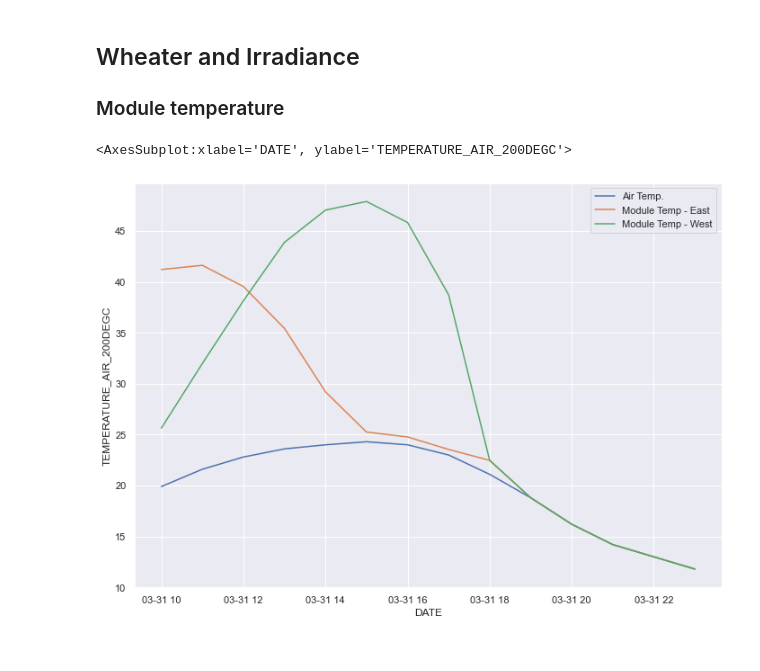
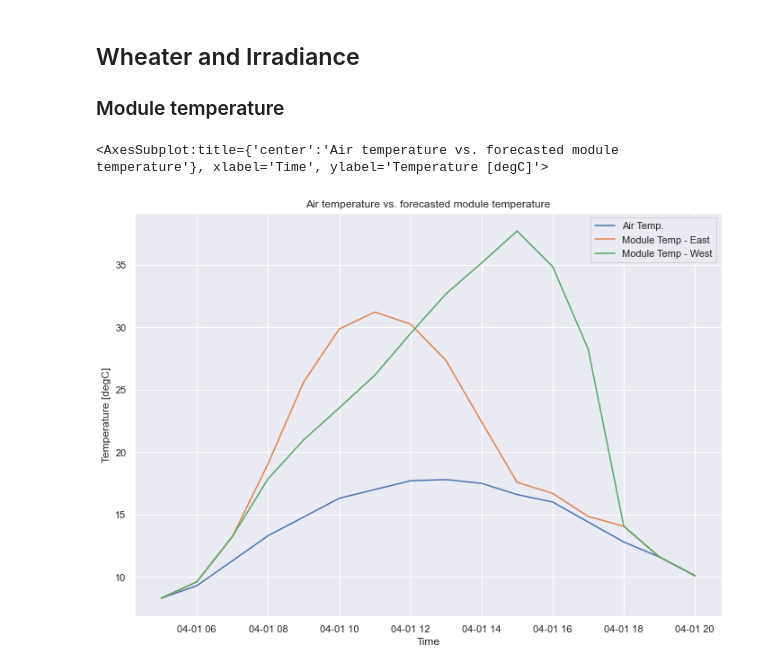
Before and after one commit to tinoetzold/PV-Prognose, a Jupyter notebook: analyze_data.ipynb, the cells around one changed output. Cells and saved outputs as stored; diff of their text form; code cells hidden in the pictures.

```diff
--- a/analyze_data.ipynb
+++ b/analyze_data.ipynb
@@ -4,6 +4,7 @@ import pandas as pd
 import seaborn as sns
 import matplotlib
 import matplotlib.pyplot as plt
+sns.set_style("whitegrid")
 # %% [markdown]
 # Open the data file from Plenticore Inverter (measured data)
 
@@ -25,7 +27,7 @@ pv_gen_hourly = mydf.groupby(pd.Grouper(freq='H', closed='right')).mean()
 # %% [markdown]
 # Open the forecast data
 # %%
-data_file = os.path.join(os.getcwd(), "output", "2021_03_31_15_Uhr.csv")
+data_file = os.path.join(os.getcwd(), "output", "2021_04_01_08_Uhr.csv")
 
 forecast_data = pd.read_csv(data_file, index_col="DATE")
 forecast_data.index = pd.to_datetime(forecast_data.index)
@@ -52,12 +54,13 @@ Index(['WIND_DIRECTION', 'WIND_SPEED', 'CLOUD_COVER_TOTAL',
 # Viusalize daza
 ## Overall power output
 # %%
-today = datetime.date.today() - datetime.timedelta(days=1)
+today = datetime.date.today()# - datetime.timedelta(days=1)
 start = datetime.datetime(year=today.year, month=today.month, day=today.day, hour=5)
 start = pd.Timestamp(start).tz_localize('utc')
 end = datetime.datetime(year=today.year, month=today.month, day=today.day, hour=23)
 end = pd.Timestamp(end).tz_localize('utc')
 data_pv_h = pv_gen_hourly.loc[start:end]
+data_pv_overall = mydf.loc[start:end]
 forecast_h = forecast_data.loc[start:end]
 # %% [markdown]
 ## Overall power output
@@ -146,9 +187,13 @@ sns.lineplot(x=forecast_h.index, y="West_dc_i_mp", data=forecast_h, label="Forec
 ## Wheater and Irradiance
 ### Module temperature
 # %%
+fig, ax = plt.subplots()
+ax.set_xlabel("Time")
+ax.set_ylabel("Temperature [degC]")
+ax.set_title("Air temperature vs. forecasted module temperature")
 sns.lineplot(x=forecast_h.index, y="TEMPERATURE_AIR_200DEGC", data=forecast_h, label="Air Temp.")
 sns.lineplot(x=forecast_h.index, y="Ost_cell_temperature", data=forecast_h, label="Module Temp - East")
 sns.lineplot(x=forecast_h.index, y="West_cell_temperature", data=forecast_h, label="Module Temp - West")
 # %% [output]
-<AxesSubplot:xlabel='DATE', ylabel='TEMPERATURE_AIR_200DEGC'>
+<AxesSubplot:title={'center':'Air temperature vs. forecasted module temperature'}, xlabel='Time', ylabel='Temperature [degC]'>
-[figure, old version]
+[figure, new version]
```
Also changed, not shown: parts of 12 cells of this notebook, 1 other file.
